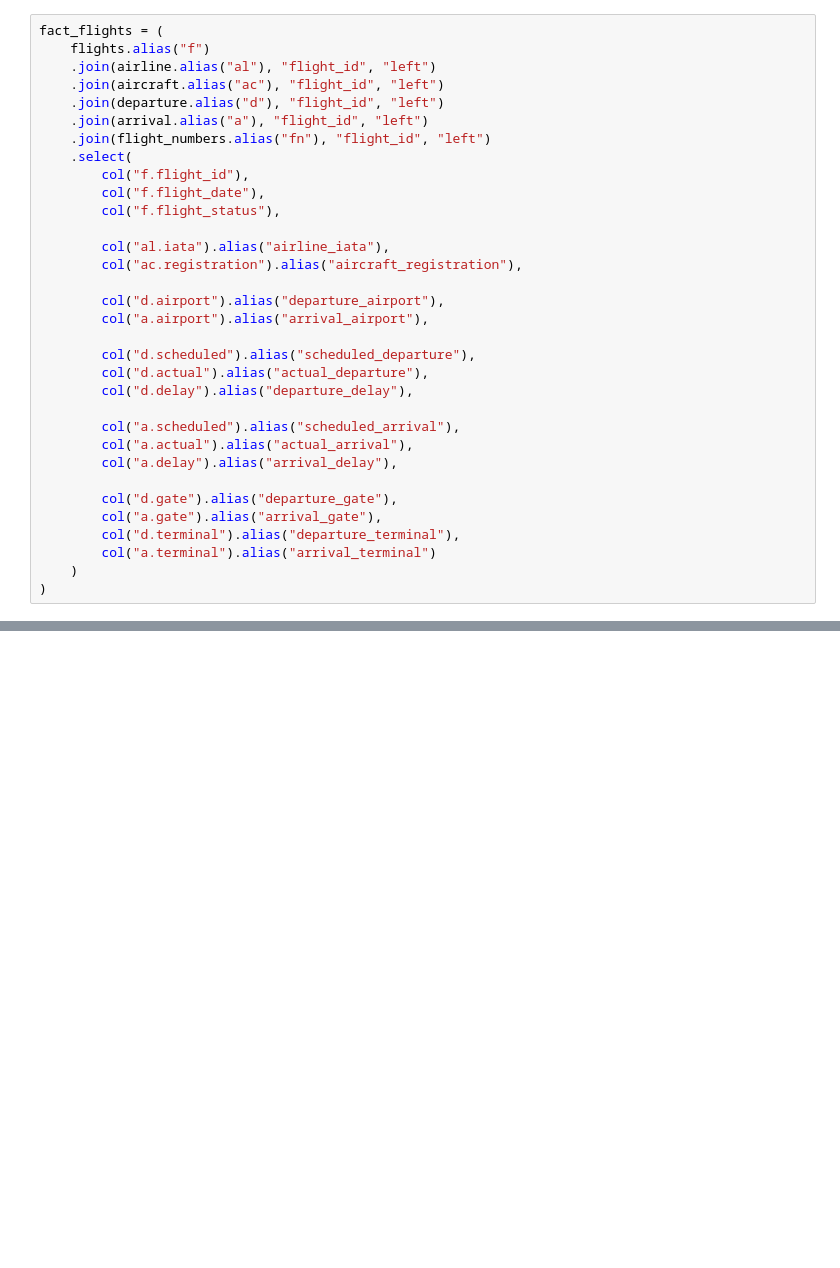
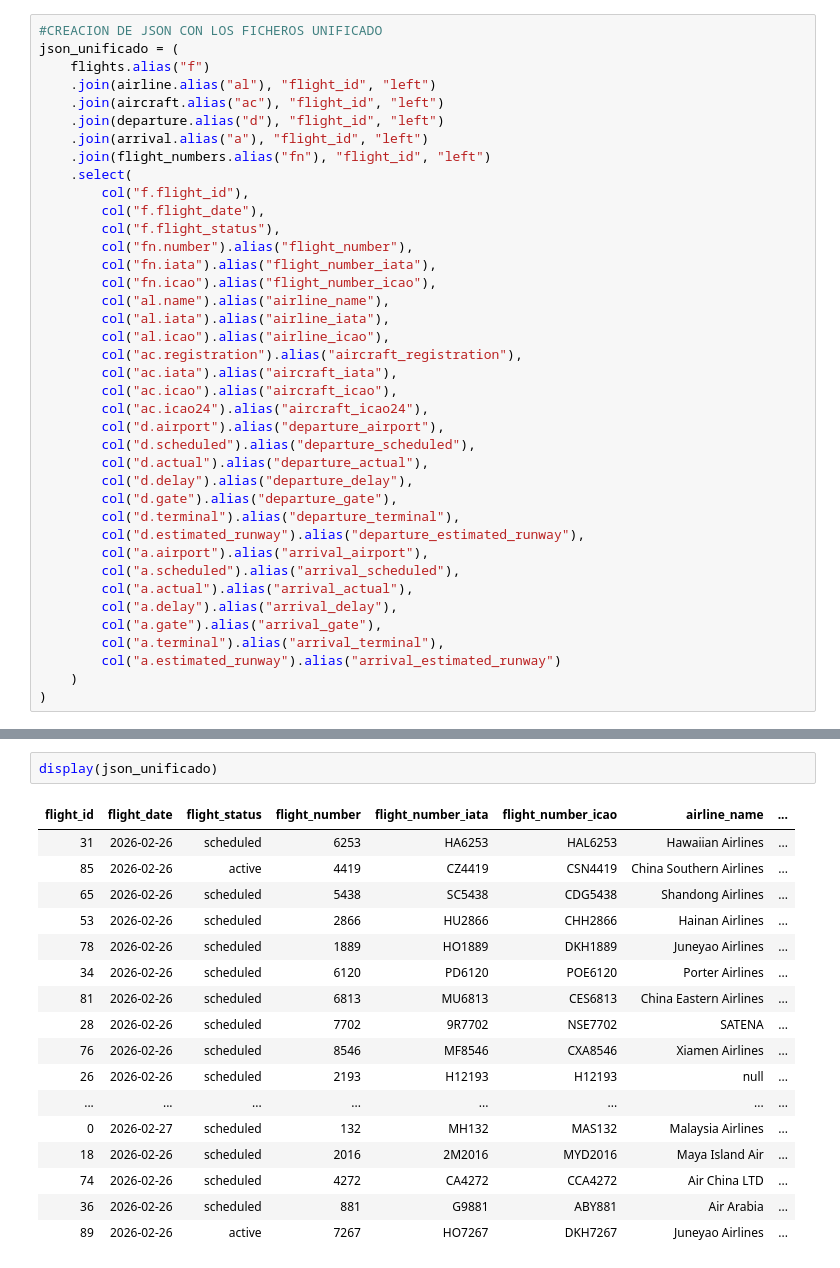
Before and after one commit to Victor-AFT/Arquitectura-Medallon-Azure, a Jupyter notebook: Procesamiento_Silver.ipynb, the cells around one changed output, grey strips where cells are left out. Saved outputs shown, nothing was run; the diff lists cells and outputs as text; blank space fills up the shorter version.

Commit message:
actualización de codigo funcional

```diff
--- a/Procesamiento_Silver.ipynb
+++ b/Procesamiento_Silver.ipynb
@@ -174,5 +144,6 @@ arr_airport = arrival.select(
 # %%
-fact_flights = (
+#CREACION DE JSON CON LOS FICHEROS UNIFICADO
+json_unificado = (
     flights.alias("f")
     .join(airline.alias("al"), "flight_id", "left")
     .join(aircraft.alias("ac"), "flight_id", "left")
@@ -183,24 +154,29 @@ fact_flights = (
         col("f.flight_id"),
         col("f.flight_date"),
         col("f.flight_status"),
-
+        col("fn.number").alias("flight_number"),
+        col("fn.iata").alias("flight_number_iata"),
+        col("fn.icao").alias("flight_number_icao"),
+        col("al.name").alias("airline_name"),
         col("al.iata").alias("airline_iata"),
+        col("al.icao").alias("airline_icao"),
         col("ac.registration").alias("aircraft_registration"),
-
+        col("ac.iata").alias("aircraft_iata"),
+        col("ac.icao").alias("aircraft_icao"),
+        col("ac.icao24").alias("aircraft_icao24"),
         col("d.airport").alias("departure_airport"),
+        col("d.scheduled").alias("departure_scheduled"),
+        col("d.actual").alias("departure_actual"),
+        col("d.delay").alias("departure_delay"),
+        col("d.gate").alias("departure_gate"),
+        col("d.terminal").alias("departure_terminal"),
+        col("d.estimated_runway").alias("departure_estimated_runway"),
         col("a.airport").alias("arrival_airport"),
-
-        col("d.scheduled").alias("scheduled_departure"),
-        col("d.actual").alias("actual_departure"),
-        col("d.delay").alias("departure_delay"),
-
-        col("a.scheduled").alias("scheduled_arrival"),
-        col("a.actual").alias("actual_arrival"),
+        col("a.scheduled").alias("arrival_scheduled"),
+        col("a.actual").alias("arrival_actual"),
         col("a.delay").alias("arrival_delay"),
-
-        col("d.gate").alias("departure_gate"),
         col("a.gate").alias("arrival_gate"),
-        col("d.terminal").alias("departure_terminal"),
-        col("a.terminal").alias("arrival_terminal")
+        col("a.terminal").alias("arrival_terminal"),
+        col("a.estimated_runway").alias("arrival_estimated_runway")
     )
 )
@@ -265,2 +183,22 @@ json_unificado = (
+# %%
+display(json_unificado)
+# %% [output]
+| flight_id | flight_date | flight_status | flight_number | flight_number_iata | flight_number_icao | airline_name | ... |
+| 31 | 2026-02-26 | scheduled | 6253 | HA6253 | HAL6253 | Hawaiian Airlines | ... |
+| 85 | 2026-02-26 | active | 4419 | CZ4419 | CSN4419 | China Southern Airlines | ... |
+| 65 | 2026-02-26 | scheduled | 5438 | SC5438 | CDG5438 | Shandong Airlines | ... |
+| 53 | 2026-02-26 | scheduled | 2866 | HU2866 | CHH2866 | Hainan Airlines | ... |
+| 78 | 2026-02-26 | scheduled | 1889 | HO1889 | DKH1889 | Juneyao Airlines | ... |
+| 34 | 2026-02-26 | scheduled | 6120 | PD6120 | POE6120 | Porter Airlines | ... |
+| 81 | 2026-02-26 | scheduled | 6813 | MU6813 | CES6813 | China Eastern Airlines | ... |
+| 28 | 2026-02-26 | scheduled | 7702 | 9R7702 | NSE7702 | SATENA | ... |
+| 76 | 2026-02-26 | scheduled | 8546 | MF8546 | CXA8546 | Xiamen Airlines | ... |
+| 26 | 2026-02-26 | scheduled | 2193 | H12193 | H12193 | null | ... |
+| ... | ... | ... | ... | ... | ... | ... | ... |
+| 0 | 2026-02-27 | scheduled | 132 | MH132 | MAS132 | Malaysia Airlines | ... |
+| 18 | 2026-02-26 | scheduled | 2016 | 2M2016 | MYD2016 | Maya Island Air | ... |
+| 74 | 2026-02-26 | scheduled | 4272 | CA4272 | CCA4272 | Air China LTD | ... |
+| 36 | 2026-02-26 | scheduled | 881 | G9881 | ABY881 | Air Arabia | ... |
+| 89 | 2026-02-26 | active | 7267 | HO7267 | DKH7267 | Juneyao Airlines | ... |
 # %%
 
```
Also changed, not shown: parts of 5 cells of this notebook, 1 other file.
